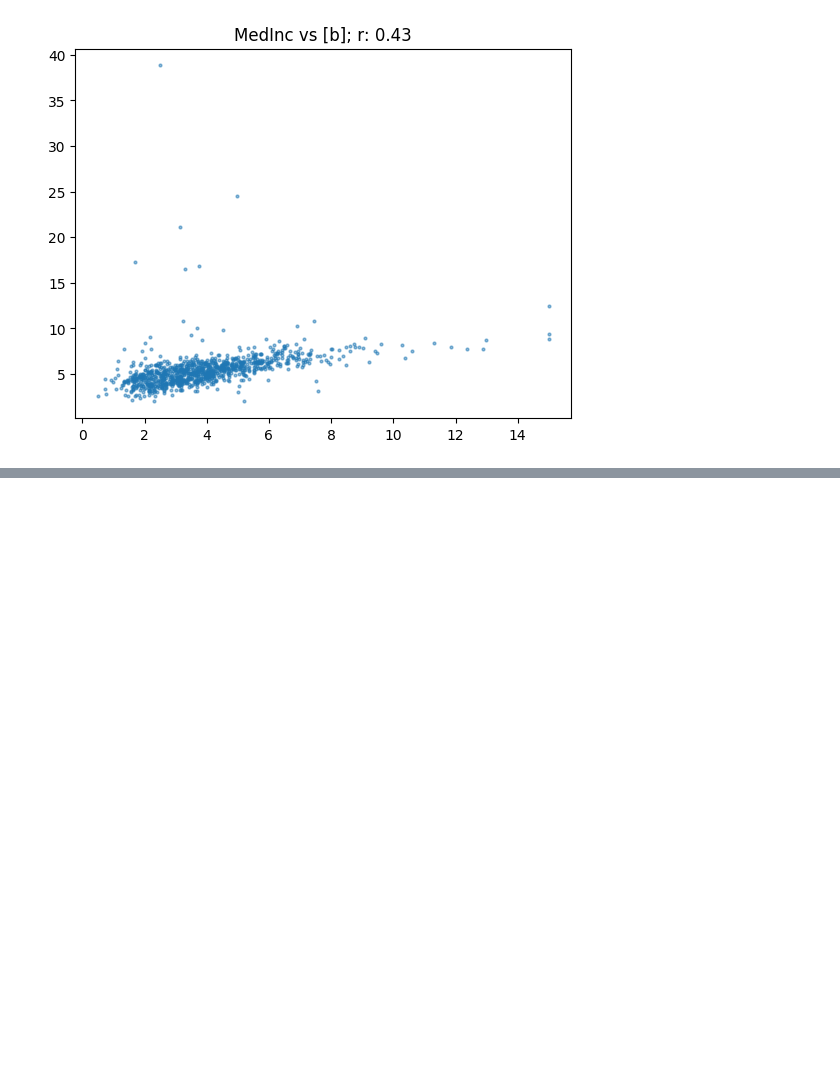
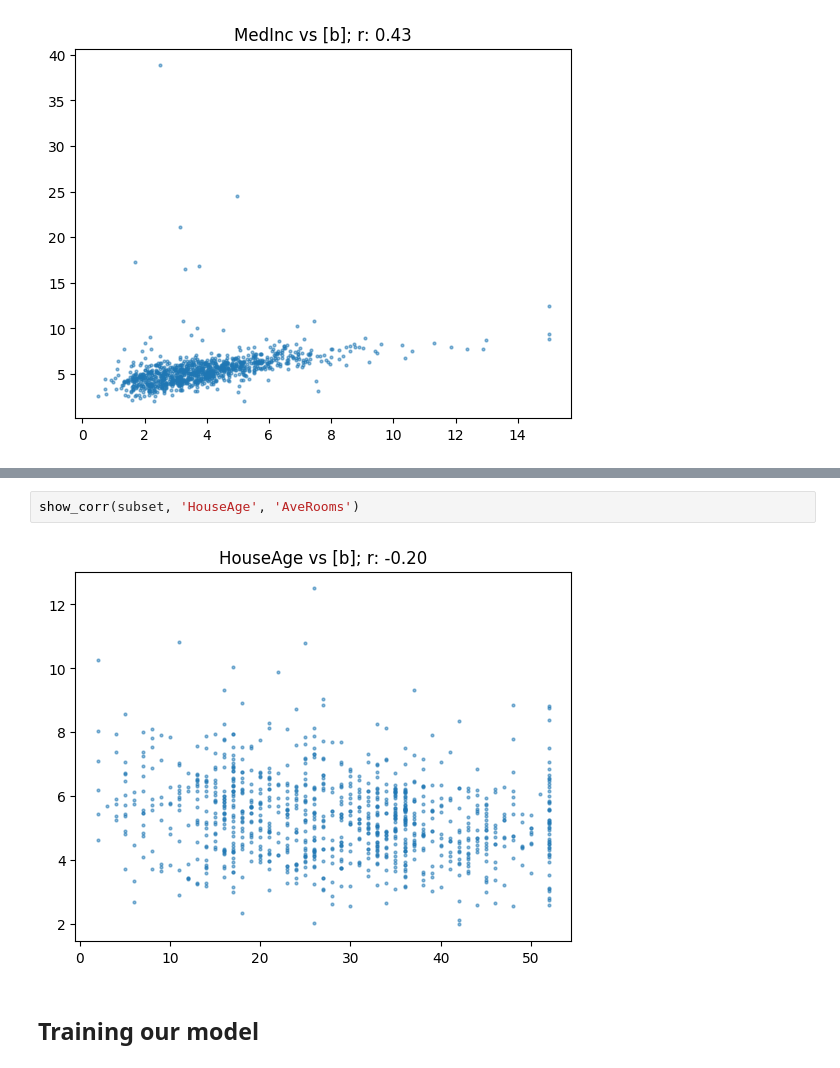
Before and after one commit to BMugo84/machine-learning-with-fastai, a Jupyter notebook: lesson 4/intro_to_nlp.ipynb, the cells around one changed output, grey strips where cells are left out. Saved outputs shown, nothing was run; the diff lists cells and outputs as text; blank space fills up the shorter version.

```diff
--- a/lesson 4/intro_to_nlp.ipynb
+++ b/lesson 4/intro_to_nlp.ipynb
@@ -502,0 +512,6 @@ show_corr(housing, 'MedInc', 'AveRooms')
+# %%
+show_corr(subset, 'HouseAge', 'AveRooms')
+# %% [output]
+[figure, added]
+# %% [markdown]
+## Training our model
```
Also changed, not shown: parts of 2 cells of this notebook.
